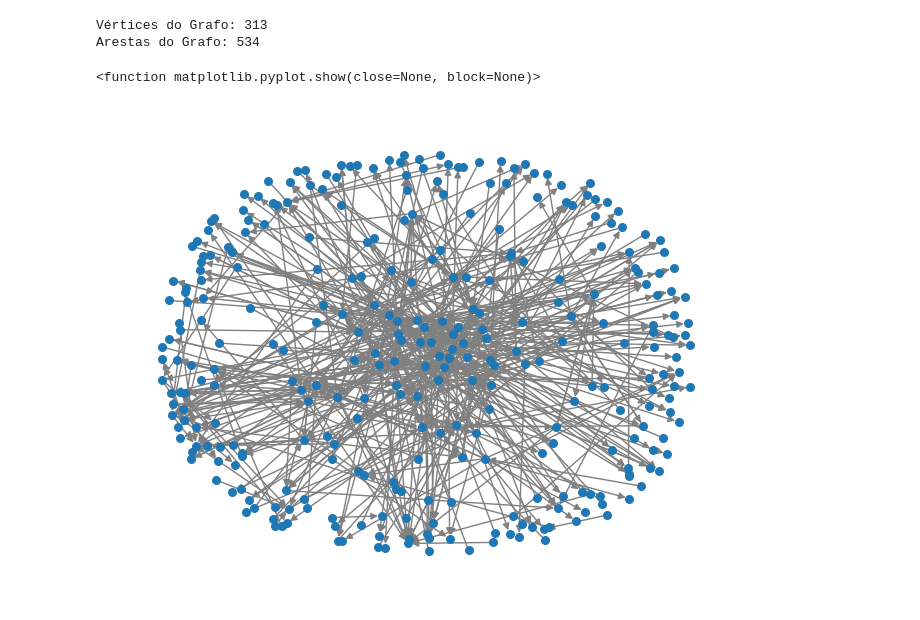
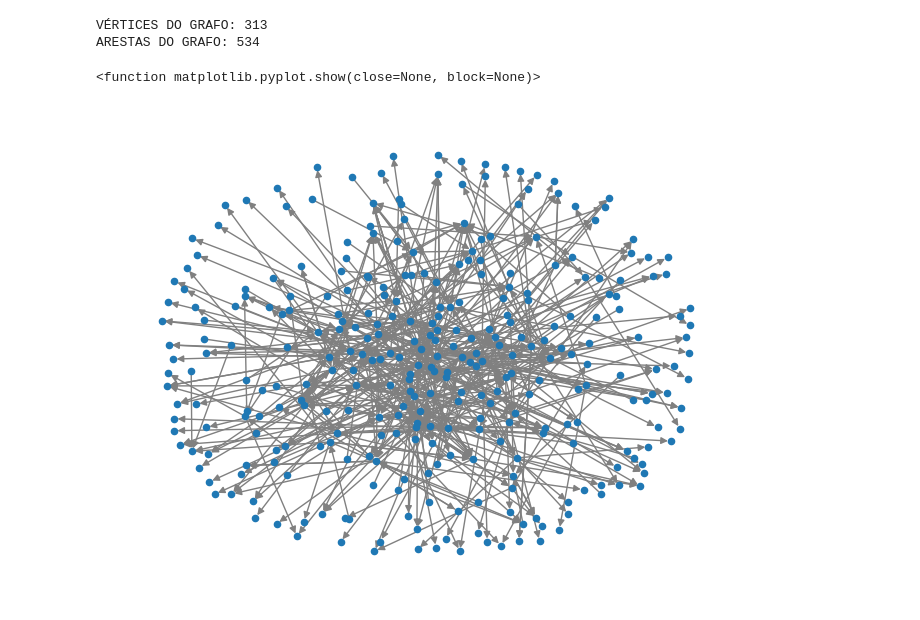
Before and after one commit to falcaoalvinho/projeto-cr-ufabc, a Jupyter notebook: main.ipynb, the cells around one changed output. Cells and saved outputs as stored; diff of their text form; code cells hidden in the pictures.

```diff
--- a/main.ipynb
+++ b/main.ipynb
@@ -1,32 +1,33 @@
 # %%
 import requests
 import networkx as nx
 import matplotlib.pyplot as plt
 
-url = input('Insira a URL do repositório: ')
-
+url = input('INSIRA A URL DA API: ')
 response = requests.get(url)
 data = response.json()
 
 grafo_transferencias = nx.MultiDiGraph()
 
 if response.status_code == 200:
     for transferencias in data['transferências']:
+
+        # Se não quiser gerar um grafo com todos os vércices comente a última linha e 'descomente' essa
         # if grafo_transferencias.number_of_nodes() < 200:
         #     grafo_transferencias.add_edge(transferencias['de'], transferencias['para'])
         # else:
         #     break
 
         grafo_transferencias.add_edge(transferencias['de'], transferencias['para'])
 
-pos = nx.spring_layout(grafo_transferencias,k=0.5, scale=30)
+print(f'VÉRTICES DO GRAFO: {grafo_transferencias.number_of_nodes()}')
+print(f'ARESTAS DO GRAFO: {grafo_transferencias.number_of_edges()}')
 
-print(f'Vértices do Grafo: {grafo_transferencias.number_of_nodes()}')
-print(f'Arestas do Grafo: {grafo_transferencias.number_of_edges()}')
-nx.draw(grafo_transferencias, pos, node_size=30, edge_color='gray', arrowsize=10)
+layout = nx.spring_layout(grafo_transferencias,k=0.3, scale=30) # Ajuda a tornar o nosso grafo mais legível
+nx.draw(grafo_transferencias, layout, node_size=20, edge_color='gray', arrowsize=10)
 plt.show
 # %% [output]
-Vértices do Grafo: 313
-Arestas do Grafo: 534
+VÉRTICES DO GRAFO: 313
+ARESTAS DO GRAFO: 534
 <function matplotlib.pyplot.show(close=None, block=None)>
-[figure, old version]
+[figure, new version]
```
Also changed, not shown: 1 other file.
